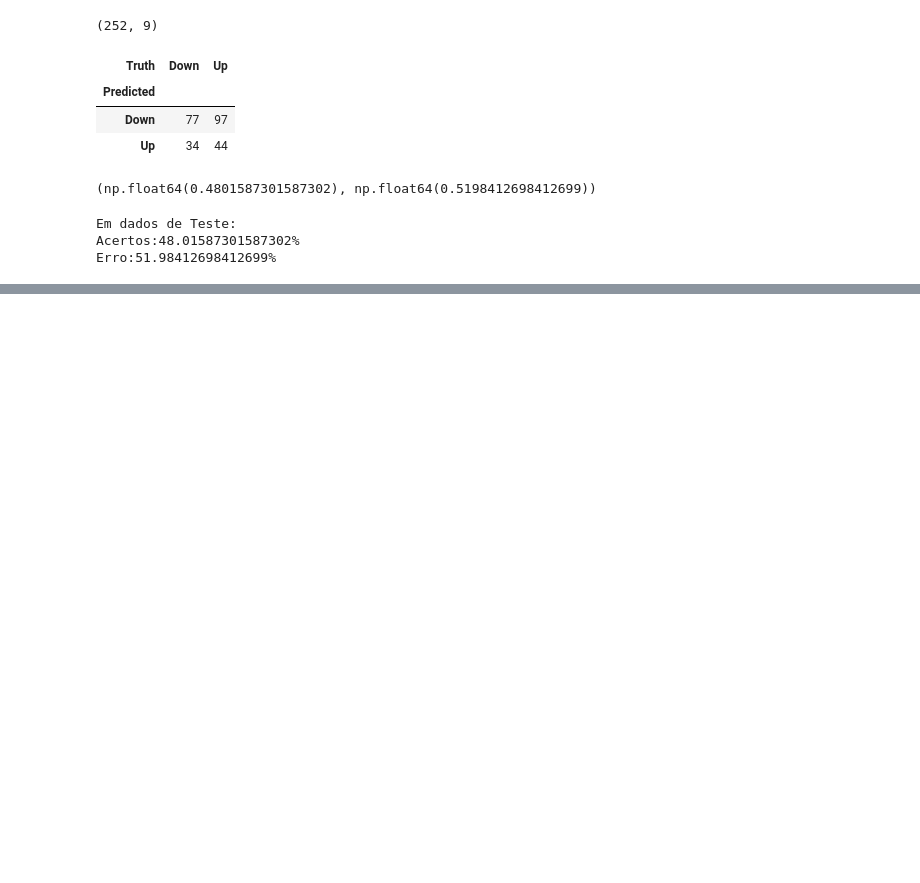
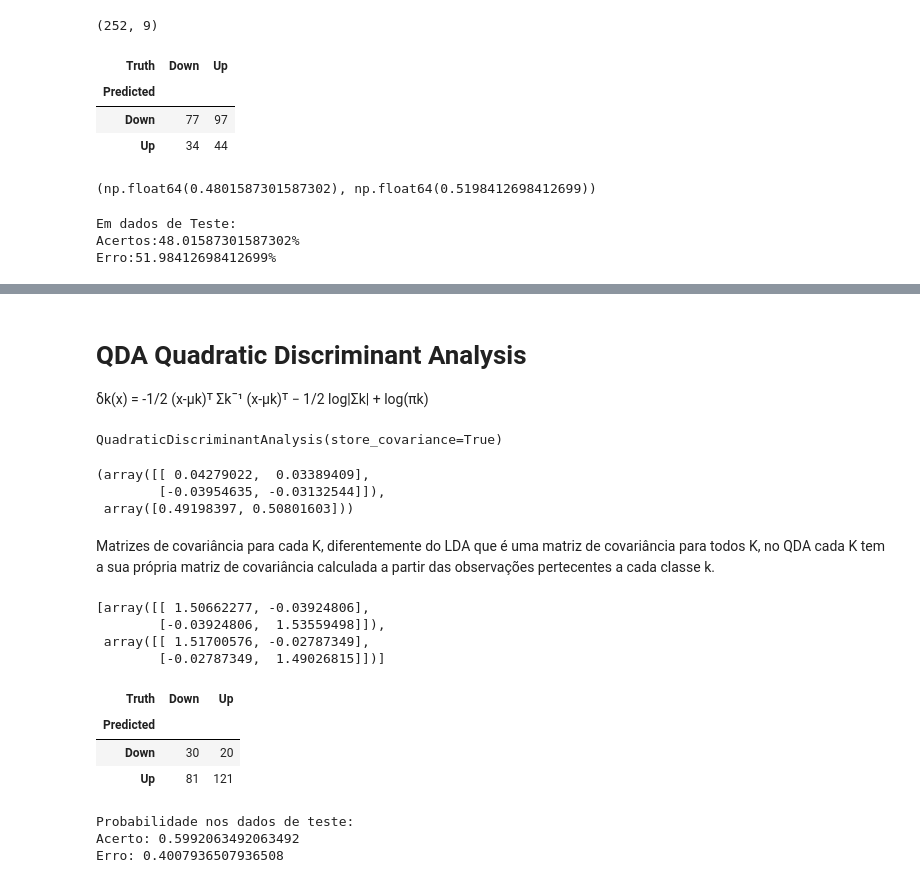
Before and after one commit to oliveira-silva-lucas/ISLP, a Jupyter notebook: Cap_04_Classification/lab_04.ipynb, the cells around one changed output, grey strips where cells are left out. Cells and saved outputs as stored; diff of their text form; code cells hidden in the pictures; blank space fills up the shorter version.

```diff
--- a/Cap_04_Classification/lab_04.ipynb
+++ b/Cap_04_Classification/lab_04.ipynb
@@ -162,0 +308,39 @@ Erro:51.98412698412699%
+# %% [markdown]
+# QDA Quadratic Discriminant Analysis #
+
+δk(x) = -1/2 (x-µk)ᵀ Σkˉ¹ (x-µk)ᵀ − 1/2 log|Σk| + log(πk)
+# %%
+qda = QDA(store_covariance=True)
+qda.fit(X_train, L_train)
+# %% [output]
+QuadraticDiscriminantAnalysis(store_covariance=True)
+# %%
+#vetores de média e probabilidade a priori de cada classe
+qda.means_, qda.priors_
+# %% [output]
+(array([[ 0.04279022,  0.03389409],
+        [-0.03954635, -0.03132544]]),
+ array([0.49198397, 0.50801603]))
+# %% [markdown]
+Matrizes de covariância para cada K, diferentemente do LDA que é uma matriz de covariância para todos K, no QDA cada K tem a sua própria matriz de covariância calculada a partir das observações pertecentes a cada classe k.
+# %%
+qda.covariance_
+# %% [output]
+[array([[ 1.50662277, -0.03924806],
+        [-0.03924806,  1.53559498]]),
+ array([[ 1.51700576, -0.02787349],
+        [-0.02787349,  1.49026815]])]
+# %%
+qda_pred = qda.predict(X_test)
+confusion_table(qda_pred, L_test)
+# %% [output]
+| Truth | Down | Up |
+| Predicted |  |  |
+| Down | 30 | 20 |
+| Up | 81 | 121 |
+# %%
+print(f'Probabilidade nos dados de teste:\nAcerto: {np.mean(qda_pred==L_test)}\nErro: {np.mean(qda_pred!=L_test)}')
+# %% [output]
+Probabilidade nos dados de teste:
+Acerto: 0.5992063492063492
+Erro: 0.4007936507936508
```
Also changed, not shown: parts of 39 cells of this notebook.
